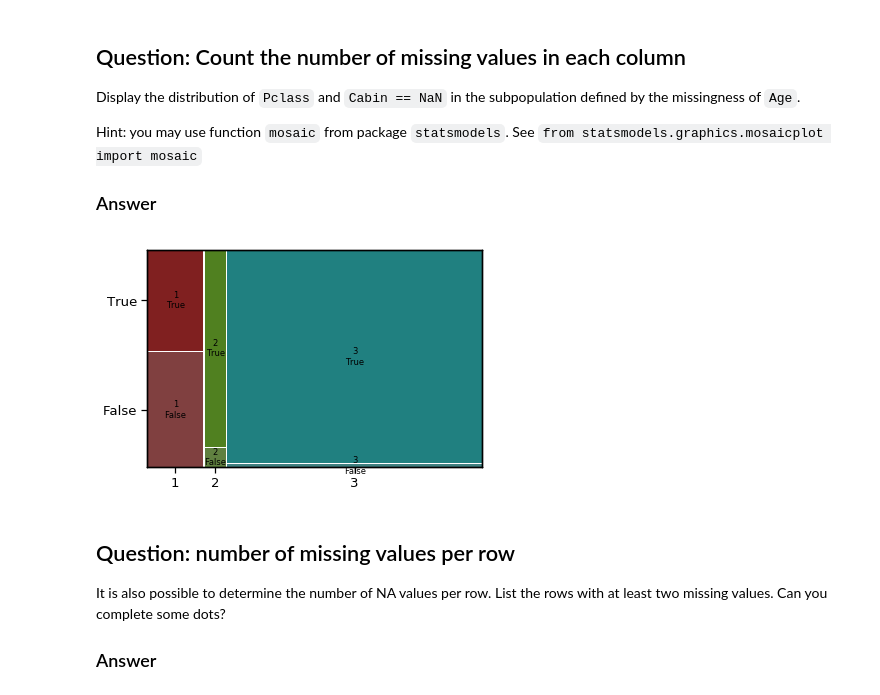
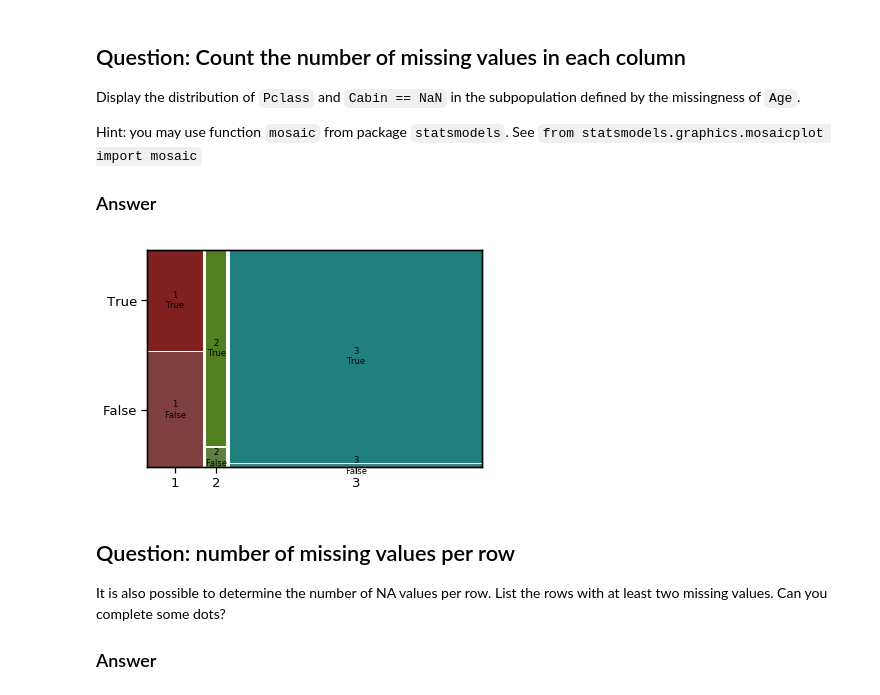
Before and after one commit to idardo97/big_data, a Jupyter notebook: homework01.ipynb, the cells around one changed output. Drawn from its saved outputs; the diff is of its cells as text; code cells hidden in the pictures.

```diff
--- a/homework01.ipynb
+++ b/homework01.ipynb
@@ -272,10 +269,10 @@ Hint: you may use function `mosaic` from package `statsmodels`. See
 ### Answer
 # %%
 
-mosaic(train[train['Age'].isna()].assign(Cabin_NaN=train['Cabin'].isna()).sort_values(by='Pclass'), ['Pclass', 'Cabin_NaN'])
+mosaic(train[train['Age'].isna()].assign(Cabin_NaN=train['Cabin'].isna()).sort_values(by='Pclass'), ['Pclass', 'Cabin_NaN'], gap=0.01)
 plt.show()
 # %% [output]
-[figure, old version]
+[figure, new version]
 # %% [markdown]
 
 
```
Also changed, not shown: parts of 25 cells of this notebook.
